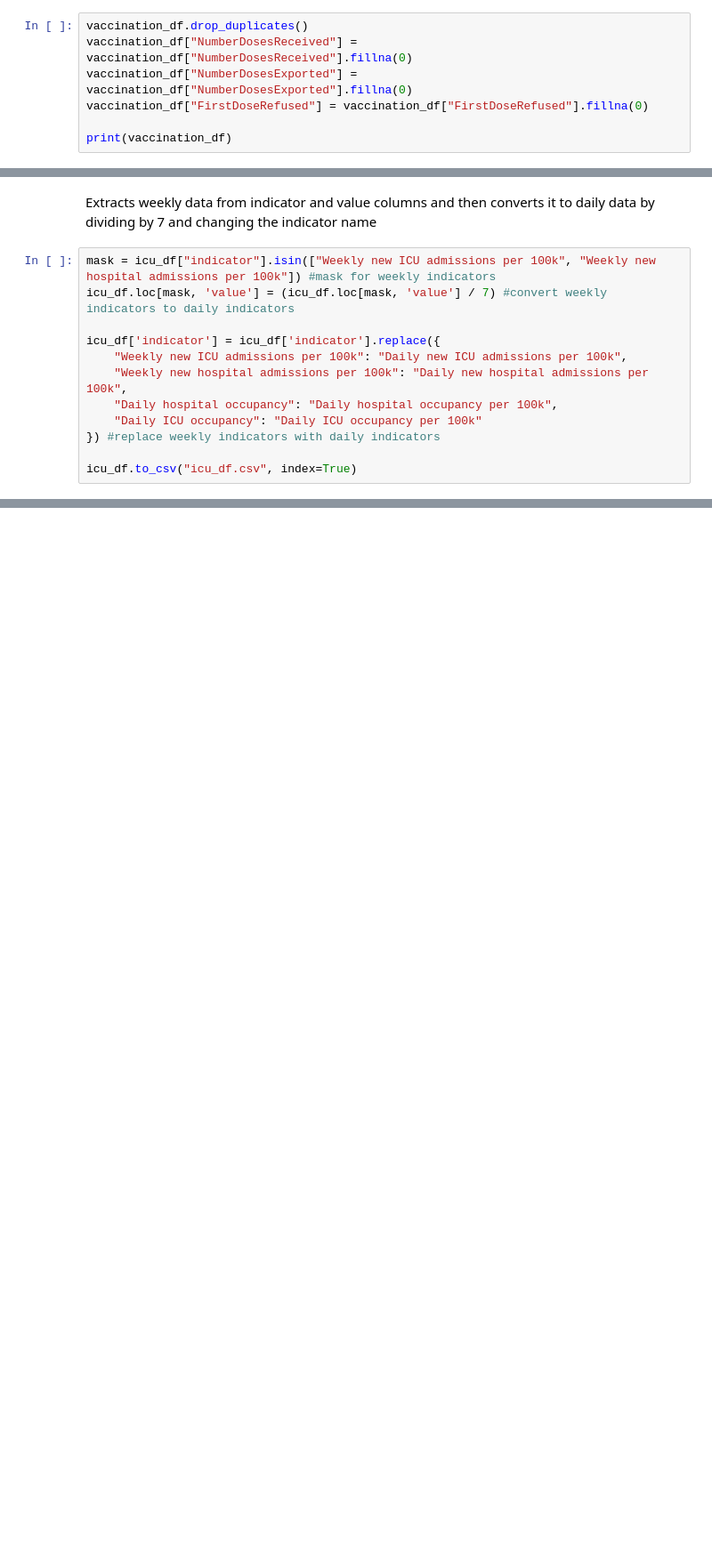
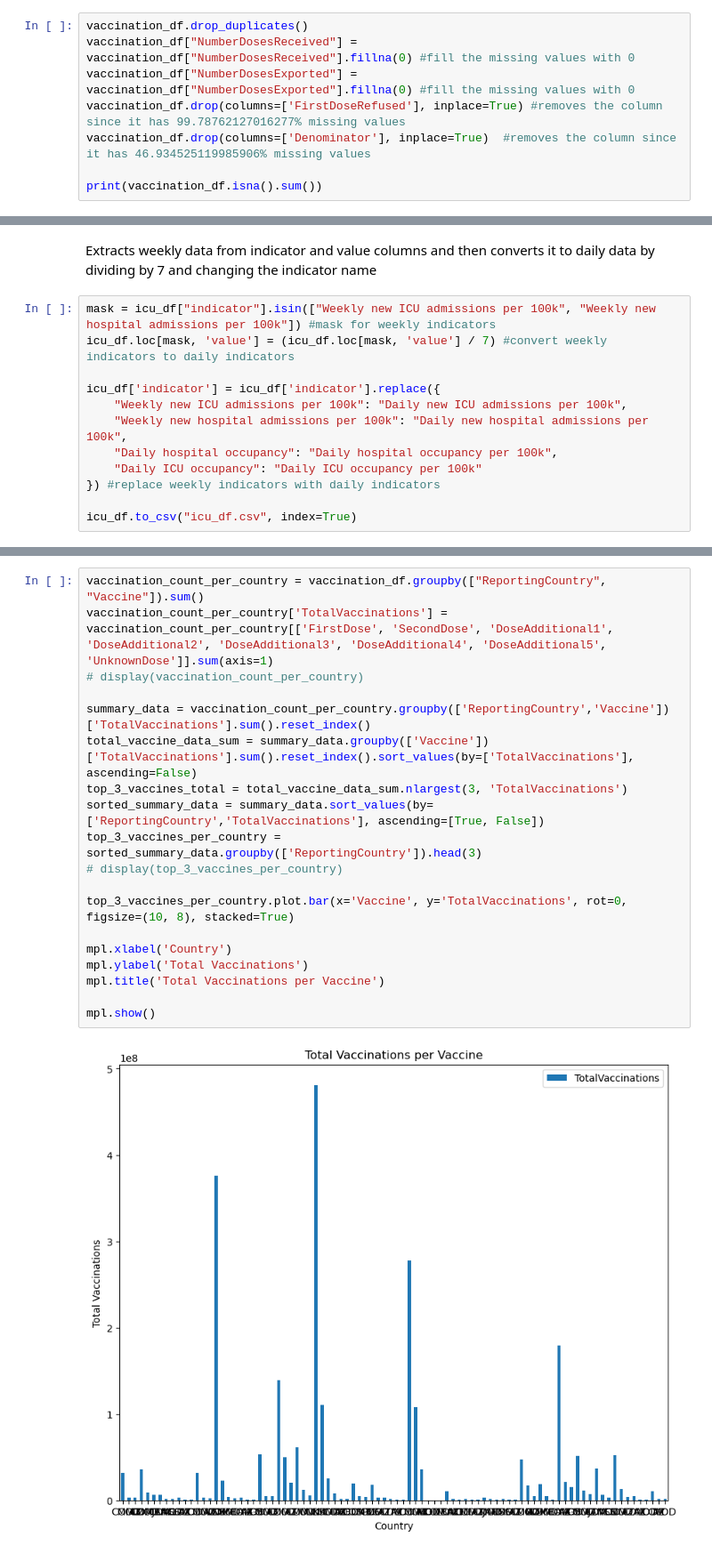
Before and after one commit to Klattraren/Intelligent-Data-Analysis-DV1597, a Jupyter notebook: assignment2.ipynb, the cells around one changed output, grey strips where cells are left out. Shown at 89% size. Cells and saved outputs as stored; diff of their text form; blank space fills up the shorter version.

```diff
--- a/assignment2.ipynb
+++ b/assignment2.ipynb
@@ -183,8 +182,9 @@ There is normal distribution: False
 # %%
 vaccination_df.drop_duplicates()
-vaccination_df["NumberDosesReceived"] = vaccination_df["NumberDosesReceived"].fillna(0)
-vaccination_df["NumberDosesExported"] = vaccination_df["NumberDosesExported"].fillna(0)
-vaccination_df["FirstDoseRefused"] = vaccination_df["FirstDoseRefused"].fillna(0)
+vaccination_df["NumberDosesReceived"] = vaccination_df["NumberDosesReceived"].fillna(0) #fill the missing values with 0
+vaccination_df["NumberDosesExported"] = vaccination_df["NumberDosesExported"].fillna(0) #fill the missing values with 0
+vaccination_df.drop(columns=['FirstDoseRefused'], inplace=True) #removes the column since it has 99.78762127016277% missing values
+vaccination_df.drop(columns=['Denominator'], inplace=True)  #removes the column since it has 46.934525119985906% missing values
 
-print(vaccination_df)
+print(vaccination_df.isna().sum())
 # %% [output]
@@ -268,0 +276,21 @@ icu_df.to_csv("icu_df.csv", index=True)
+# %%
+vaccination_count_per_country = vaccination_df.groupby(["ReportingCountry", "Vaccine"]).sum()
+vaccination_count_per_country['TotalVaccinations'] = vaccination_count_per_country[['FirstDose', 'SecondDose', 'DoseAdditional1', 'DoseAdditional2', 'DoseAdditional3', 'DoseAdditional4', 'DoseAdditional5', 'UnknownDose']].sum(axis=1)
+# display(vaccination_count_per_country)
+
+summary_data = vaccination_count_per_country.groupby(['ReportingCountry','Vaccine'])['TotalVaccinations'].sum().reset_index()
+total_vaccine_data_sum = summary_data.groupby(['Vaccine'])['TotalVaccinations'].sum().reset_index().sort_values(by=['TotalVaccinations'], ascending=False)
+top_3_vaccines_total = total_vaccine_data_sum.nlargest(3, 'TotalVaccinations')
+sorted_summary_data = summary_data.sort_values(by=['ReportingCountry','TotalVaccinations'], ascending=[True, False])
+top_3_vaccines_per_country = sorted_summary_data.groupby(['ReportingCountry']).head(3)
+# display(top_3_vaccines_per_country)
+
+top_3_vaccines_per_country.plot.bar(x='Vaccine', y='TotalVaccinations', rot=0, figsize=(10, 8), stacked=True)
+
+mpl.xlabel('Country')
+mpl.ylabel('Total Vaccinations')
+mpl.title('Total Vaccinations per Vaccine')
+
+mpl.show()
+# %% [output]
+[figure, added]
```
Also changed, not shown: parts of 17 cells of this notebook, 1 other file.
